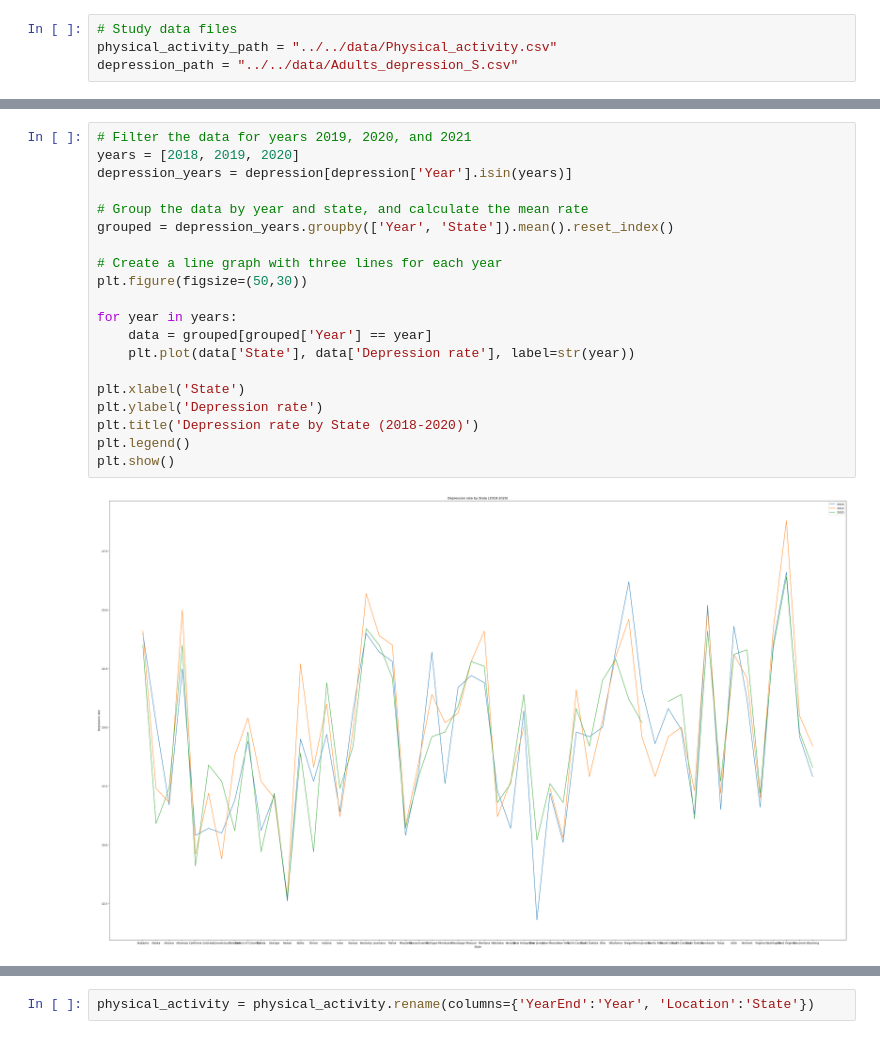
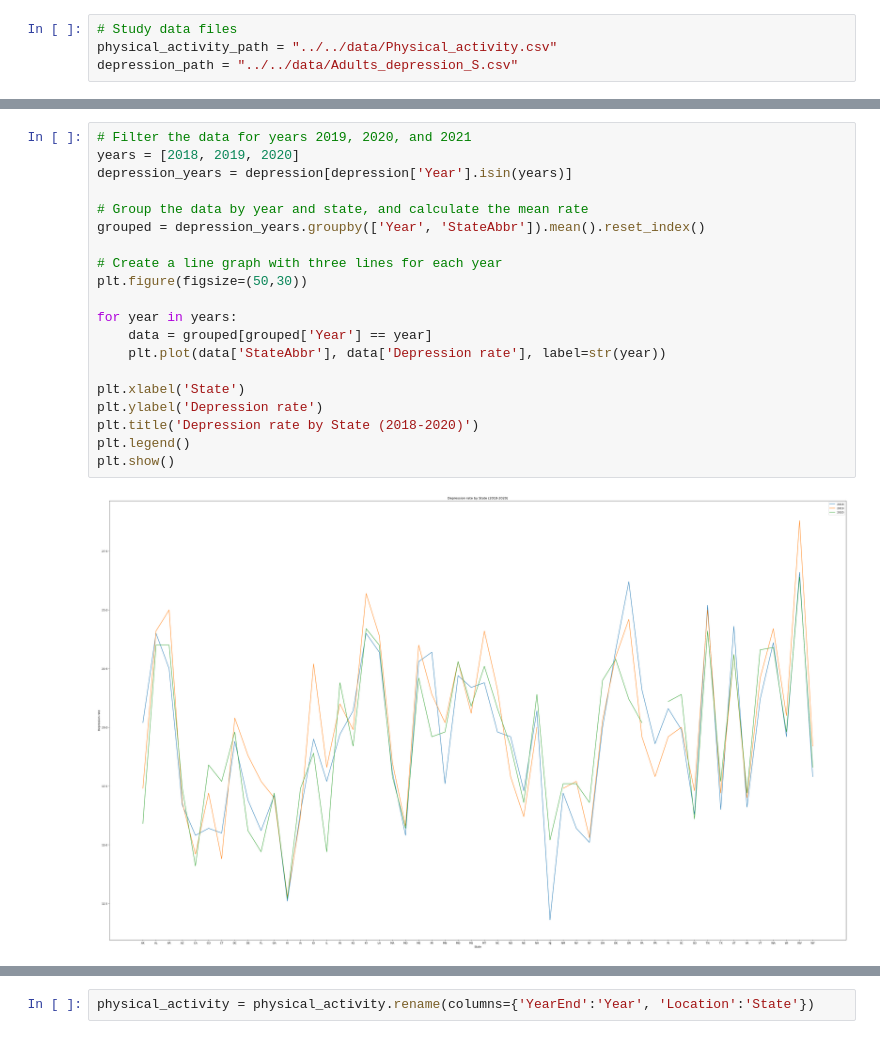
Before and after one commit to soobin83/Project1-Group2, a Jupyter notebook: project/Suicide/Depression.ipynb, the cells around one changed output, grey strips where cells are left out. Drawn from its saved outputs; the diff is of its cells as text.

```diff
--- a/project/Suicide/Depression.ipynb
+++ b/project/Suicide/Depression.ipynb
@@ -42,25 +42,25 @@ depression.head()
 # %%
 # Filter the data for years 2019, 2020, and 2021
 years = [2018, 2019, 2020]
 depression_years = depression[depression['Year'].isin(years)]
 
 # Group the data by year and state, and calculate the mean rate
-grouped = depression_years.groupby(['Year', 'State']).mean().reset_index()
+grouped = depression_years.groupby(['Year', 'StateAbbr']).mean().reset_index()
 
 # Create a line graph with three lines for each year
 plt.figure(figsize=(50,30))
 
 for year in years:
     data = grouped[grouped['Year'] == year]
-    plt.plot(data['State'], data['Depression rate'], label=str(year))
+    plt.plot(data['StateAbbr'], data['Depression rate'], label=str(year))
 
 plt.xlabel('State')
 plt.ylabel('Depression rate')
 plt.title('Depression rate by State (2018-2020)')
 plt.legend()
 plt.show()
 # %% [output]
-[figure, old version]
+[figure, new version]
 # %%
 depression_2020 = depression.loc[depression["Year"]==2020]
 depression_2020 = depression_2020.dropna()
```
Also changed, not shown: parts of 11 cells of this notebook, 7 other files.
